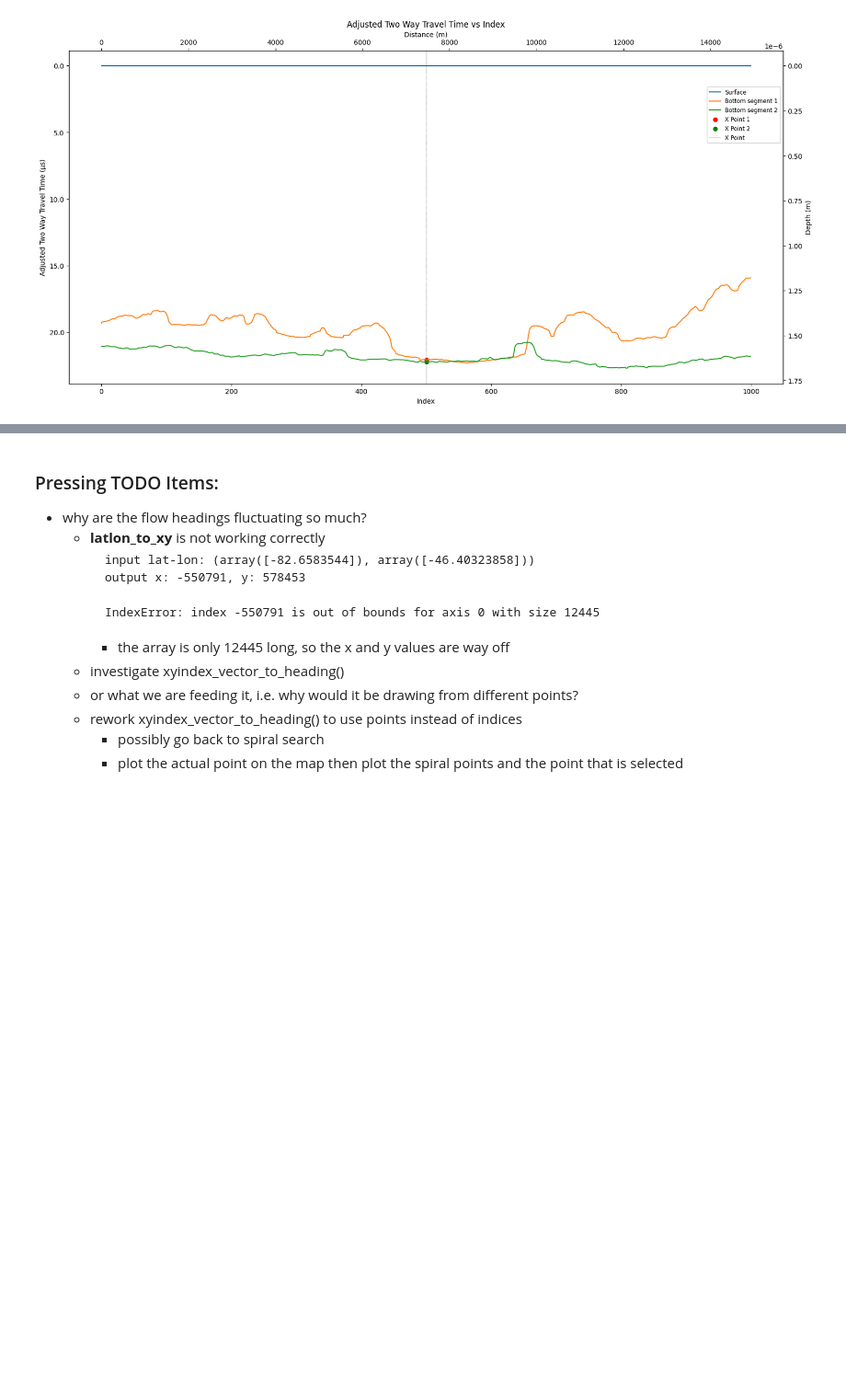
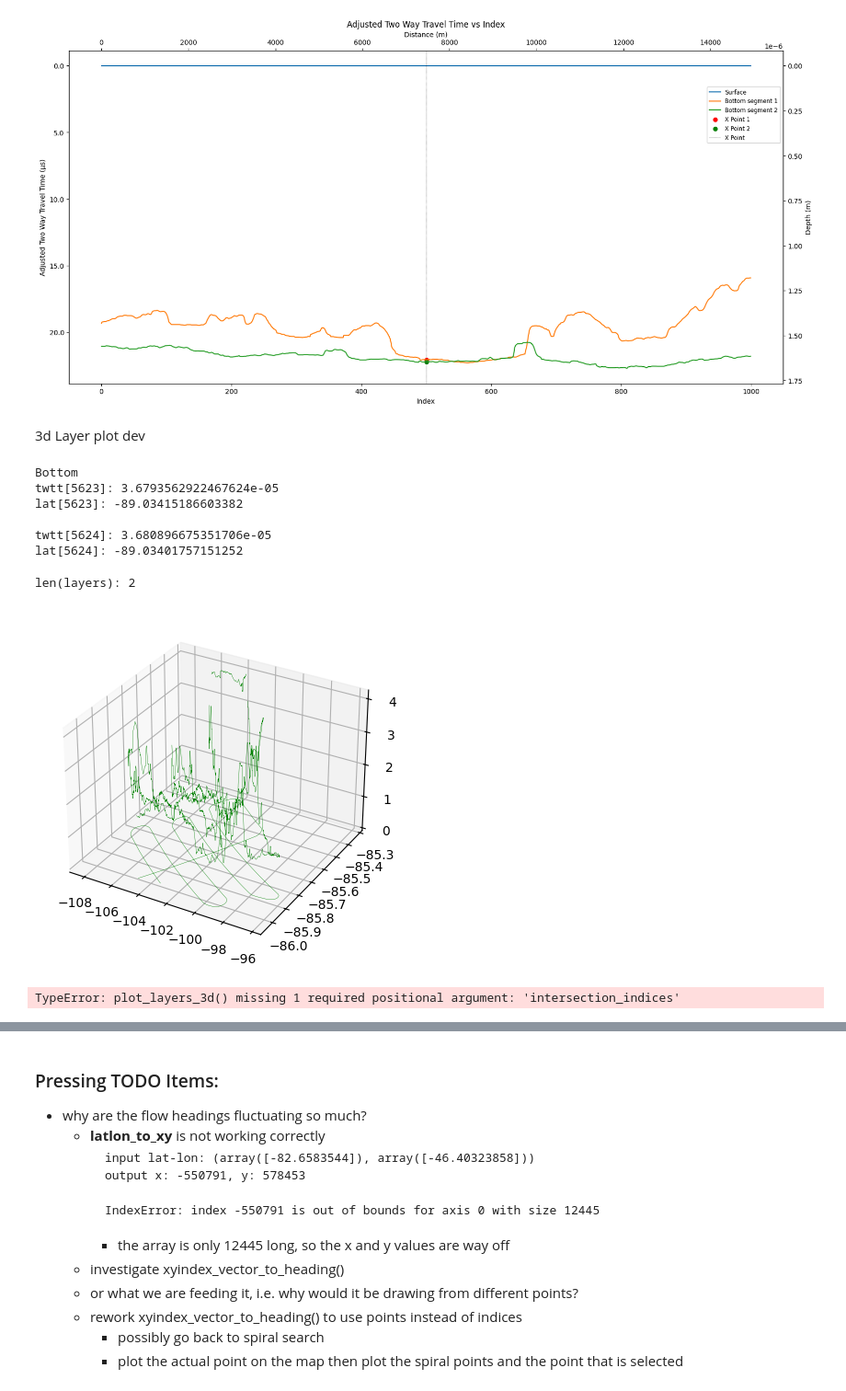
Before and after one commit to richardmoser/cresis_project, a Jupyter notebook: doit.ipynb, the cells around one changed output, grey strips where cells are left out. Shown at 92% size. Drawn from its saved outputs; the diff is of its cells as text; code cells hidden in the pictures; blank space fills up the shorter version.

```diff
--- a/doit.ipynb
+++ b/doit.ipynb
@@ -166,3 +145,83 @@ twtt: [2.2062186341800812e-05, 2.2199999664640108e-05]
 scale factor: 0.07409554518659446
 scale factor: 14.932981487018273
 [figure]
+# %% [markdown]
+3d Layer plot dev
+# %%
+print(layers[1].layer_name)
+# print the first 5 twtt points that are not nans in layers[1]
+i = 0
+count = 0
+while count < 2:
+    if not np.isnan(layers[1].twtt[i]):
+        print(f"twtt[{i}]: {layers[1].twtt[i]}")
+        print(f"lat[{i}]: {layers[1].lat[i][0]}")
+        print("")
+        count += 1
+    i += 1
+# %% [output]
+Bottom
+twtt[5623]: 3.6793562922467624e-05
+lat[5623]: -89.03415186603382
+
+twtt[5624]: 3.680896675351706e-05
+lat[5624]: -89.03401757151252
+# %%
+from mpl_toolkits.mplot3d import Axes3D
+
+def plot_layers_3d(layers, season, flight, intersection_indices, ):
+    # plot the layers with respect to lat, lon, and twtt
+    # plot a grid of scattered points at 0 twtt to represent the surface
+
+
+
+
+    # convert the lat-lon points to xy points
+    fig = plt.figure()
+    ax = fig.add_subplot(111, projection='3d')
+
+    # plot the surface
+    x = iceflow_data[5][0]
+    y = iceflow_data[4][0]
+    z = np.zeros_like(x)
+    # ax.scatter(x, y, z, c='r', marker='o')
+
+    print(f"len(layers): {len(layers)}")
+
+    for layer in layers:
+        corrected_twtt = layer.twtt - layers[0].twtt
+        layer.twtt_corrected = corrected_twtt
+
+    lats1 = []
+    lons1 = []
+    twtts1 = []
+    lats2 = []
+    lons2 = []
+    twtts2 = []
+
+    for i in range(len(layers[1].lat)):
+        lats1.append(layers[1].lat[i][0])
+        lons1.append(layers[1].lon[i][0])
+        twtts1.append(layers[1].twtt_corrected[i])
+
+
+    offset = 500
+
+    # ax.plot(lons1, lats1, twtts1, label='surface', c='g', linewidth=0.25)
+    ax.plot(lons1[intersection_indices[0][0] - offset:intersection_indices[0][1] + offset], lats1[intersection_indices[0][0] - offset:intersection_indices[0][1] + offset], twtts1[intersection_indices[0][0] - offset:intersection_indices[0][1] + offset], label='surface', c='g', linewidth=0.25)
+
+
+    # project the layers onto the bottom of the plot
+    zeroes = np.zeros_like(twtts1)
+    ax.plot(lons1[intersection_indices[0][0] - offset:intersection_indices[0][1] + offset], lats1[intersection_indices[0][0] - offset:intersection_indices[0][1] + offset], zeroes[intersection_indices[0][0] - offset:intersection_indices[0][1] + offset], label='surface', c='g', linewidth=0.25)
+
+    plt.show()
+
+plot_layers_3d(layers, season, flight, intersection_indices)
+# %% [output]
+len(layers): 2
+[figure, added]
+# %%
+plot_layers_3d(layers, season, flight)
+# %% [output]
+TypeError: plot_layers_3d() missing 1 required positional argument: 'intersection_indices'
```
Also changed, not shown: parts of 19 cells of this notebook, 2 other files.
